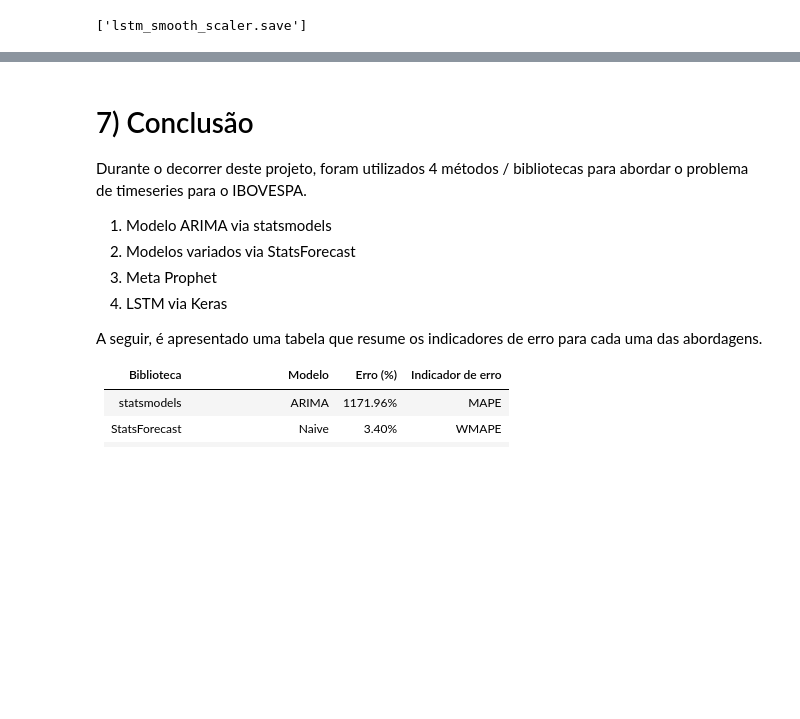
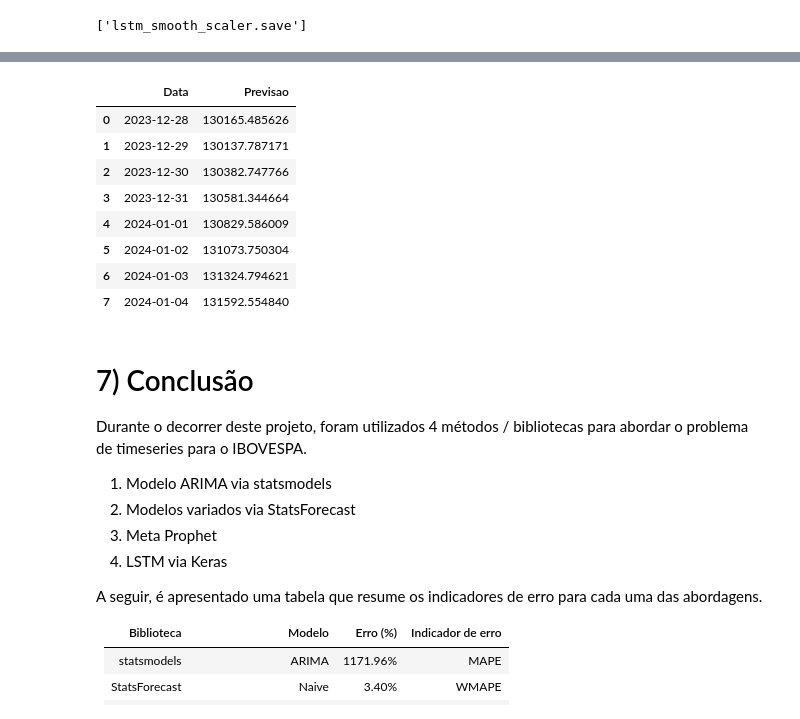
Before and after one commit to dhachcar/postech-tech-challenge-2, a Jupyter notebook: Tech_Challenge_2.ipynb, the cells around one changed output, grey strips where cells are left out. Cells and saved outputs as stored; diff of their text form; code cells hidden in the pictures; blank space fills up the shorter version.

```diff
--- a/Tech_Challenge_2.ipynb
+++ b/Tech_Challenge_2.ipynb
@@ -1424,3 +1427,19 @@ array([[130165.48562563],
+# %%
+# df final da previsão + data da previsão
+df_previsao = pd.DataFrame(columns=['Data', 'Previsao'])
+df_previsao.Data = forecast_dates
+df_previsao.Previsao = forecast.flatten()
+df_previsao
+# %% [output]
+|  | Data | Previsao |
+| 0 | 2023-12-28 | 130165.485626 |
+| 1 | 2023-12-29 | 130137.787171 |
+| 2 | 2023-12-30 | 130382.747766 |
+| 3 | 2023-12-31 | 130581.344664 |
+| 4 | 2024-01-01 | 130829.586009 |
+| 5 | 2024-01-02 | 131073.750304 |
+| 6 | 2024-01-03 | 131324.794621 |
+| 7 | 2024-01-04 | 131592.554840 |
 # %% [markdown]
 # 7) Conclusão
 Durante o decorrer deste projeto, foram utilizados 4 métodos / bibliotecas para abordar o problema de timeseries para o IBOVESPA.
```
Also changed, not shown: parts of 25 cells of this notebook, 6 other files.
